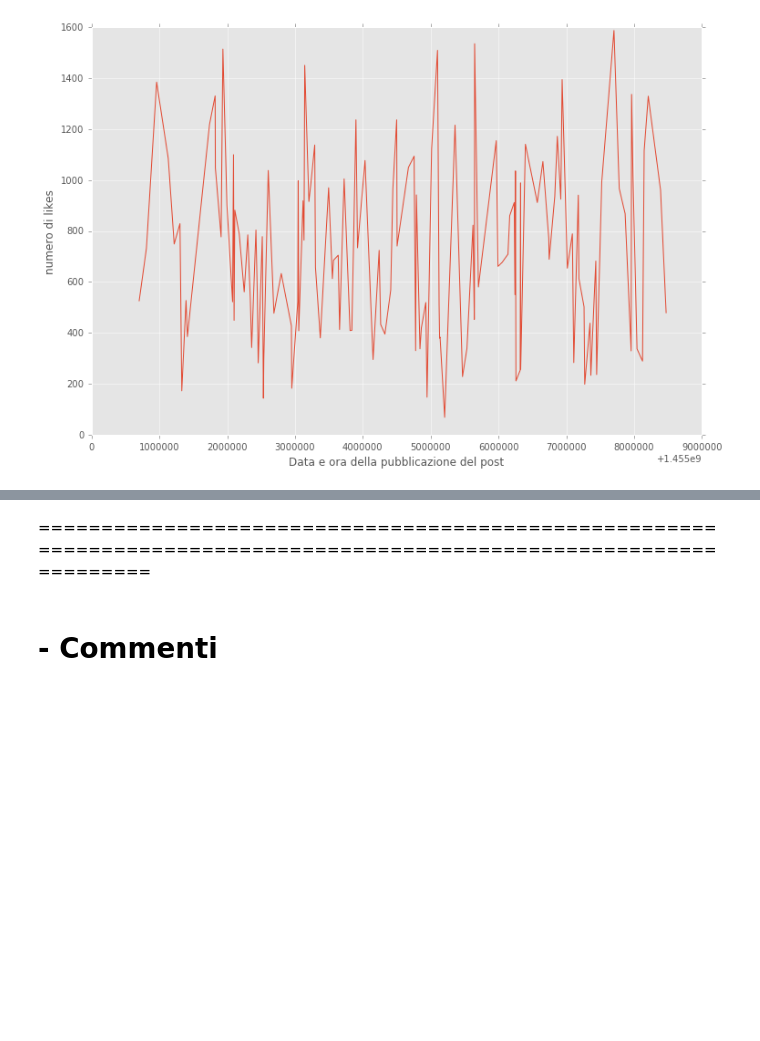
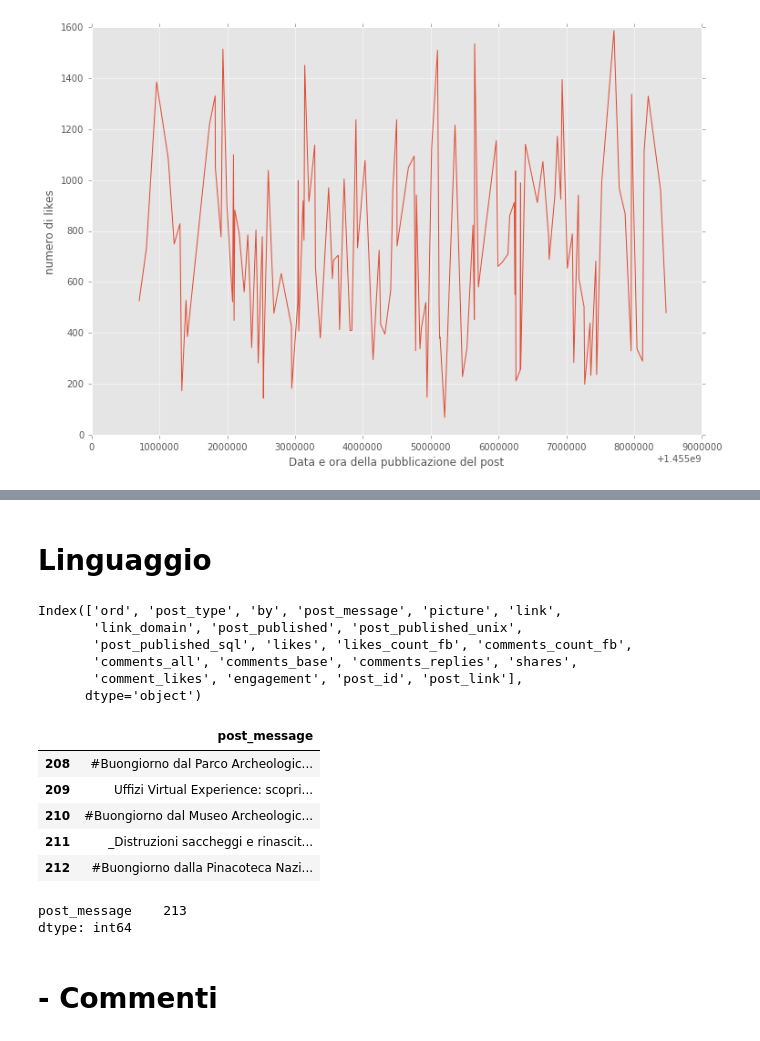
Before and after one commit to marcogoldin/data_science, a Jupyter notebook: mibact_facebook/MIBACT Facebook Fan Page - Post 17 feb - 17 maggio 2016.ipynb, the cells around one changed output, grey strips where cells are left out. Cells and saved outputs as stored; diff of their text form; code cells hidden in the pictures; blank space fills up the shorter version.

```diff
--- a/mibact_facebook/MIBACT Facebook Fan Page - Post 17 feb - 17 maggio 2016.ipynb
+++ b/mibact_facebook/MIBACT Facebook Fan Page - Post 17 feb - 17 maggio 2016.ipynb
@@ -522,5 +443,31 @@ mib_link.cov()
 # %% [markdown]
-=====================================================================================================================
+# Linguaggio
+# %%
+mib_fb.columns
+# %% [output]
+Index(['﻿ord', 'post_type', 'by', 'post_message', 'picture', 'link',
+       'link_domain', 'post_published', 'post_published_unix',
+       'post_published_sql', 'likes', 'likes_count_fb', 'comments_count_fb',
+       'comments_all', 'comments_base', 'comments_replies', 'shares',
+       'comment_likes', 'engagement', 'post_id', 'post_link'],
+      dtype='object')
+# %%
+testo = mib_fb[['post_message']]
+#testo
+testo.tail()
+# %% [output]
+|  | post_message |
+| 208 | #Buongiorno dal Parco Archeologic... |
+| 209 | Uffizi Virtual Experience: scopri... |
+| 210 | #Buongiorno dal Museo Archeologic... |
+| 211 | _Distruzioni saccheggi e rinascit... |
+| 212 | #Buongiorno dalla Pinacoteca Nazi... |
+# %%
+testo2 = testo.iloc[:]
+testo2.count()
+# %% [output]
+post_message    213
+dtype: int64
 # %% [markdown]
 # - Commenti
 # %%
```
Also changed, not shown: parts of 22 cells of this notebook.
